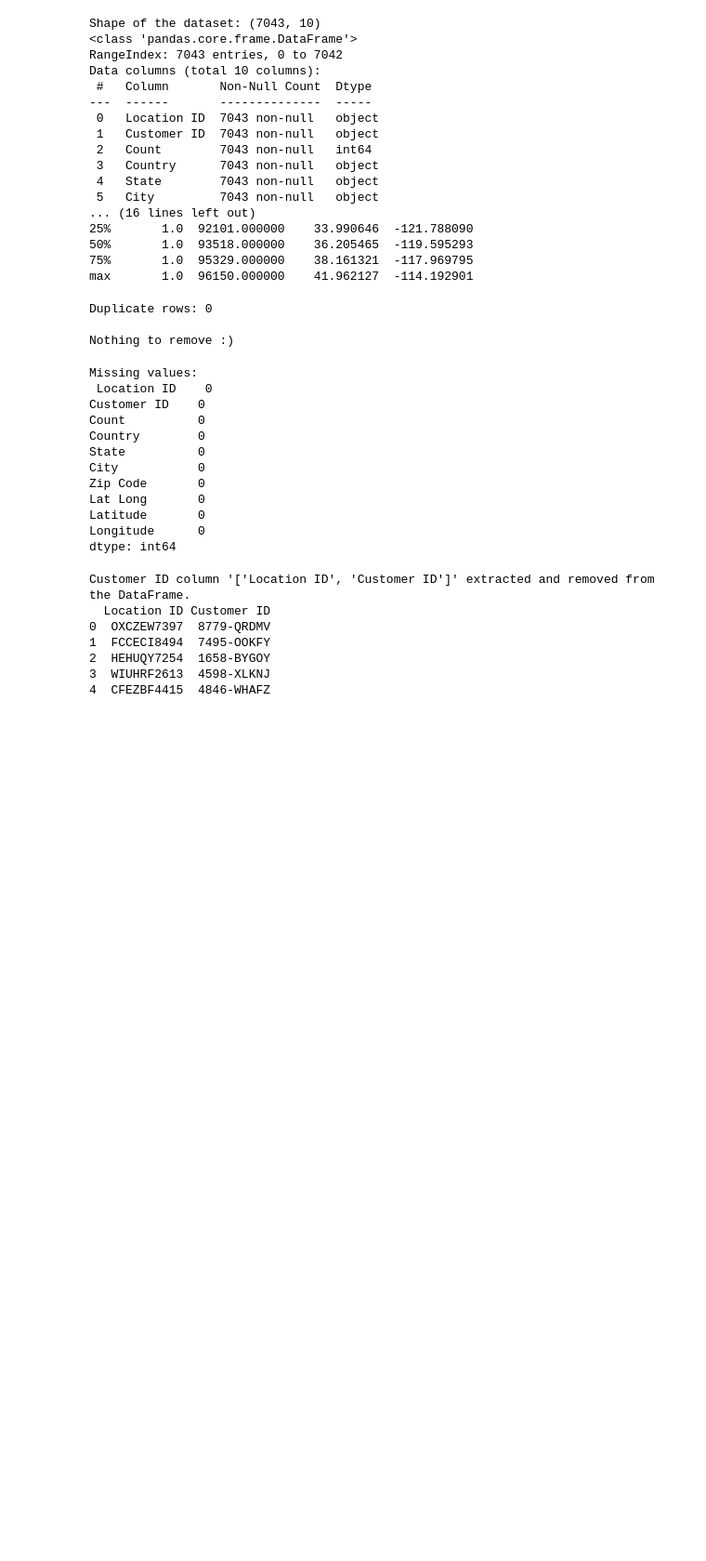
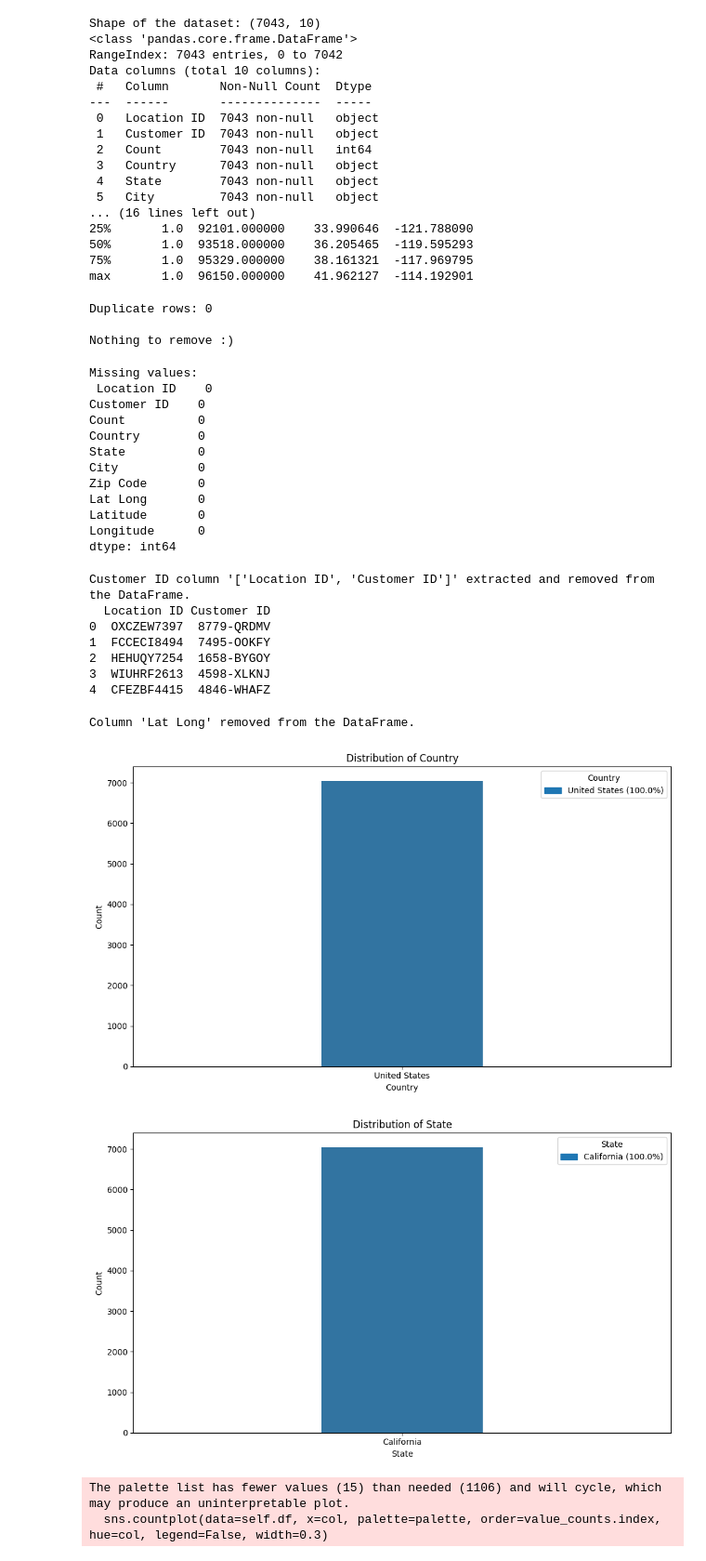
Before and after one commit to Silvano315/Churn-Prediction-with-SHAP, a Jupyter notebook: Exploratory.ipynb, the cells around one changed output. Shown at 93% size. Cells and saved outputs as stored; diff of their text form; code cells hidden in the pictures; blank space fills up the shorter version.

```diff
--- a/Exploratory.ipynb
+++ b/Exploratory.ipynb
@@ -206,3 +206,18 @@ Customer ID column '['Location ID', 'Customer ID']' extracted and removed from t
 2  HEHUQY7254  1658-BYGOY
 3  WIUHRF2613  4598-XLKNJ
 4  CFEZBF4415  4846-WHAFZ
+# %%
+# Remove column "Lat Long"
+
+location_eda.remove_column('Lat Long')
+# %% [output]
+Column 'Lat Long' removed from the DataFrame.
+# %%
+# Categorical Features Analysis
+
+location_eda.categorical_analysis(max_categories=15)
+# %% [output]
+[figure, added]
+[figure, added]
+The palette list has fewer values (15) than needed (1106) and will cycle, which may produce an uninterpretable plot.
+  sns.countplot(data=self.df, x=col, palette=palette, order=value_counts.index, hue=col, legend=False, width=0.3)
```
Also changed, not shown: parts of 1 cell of this notebook.
